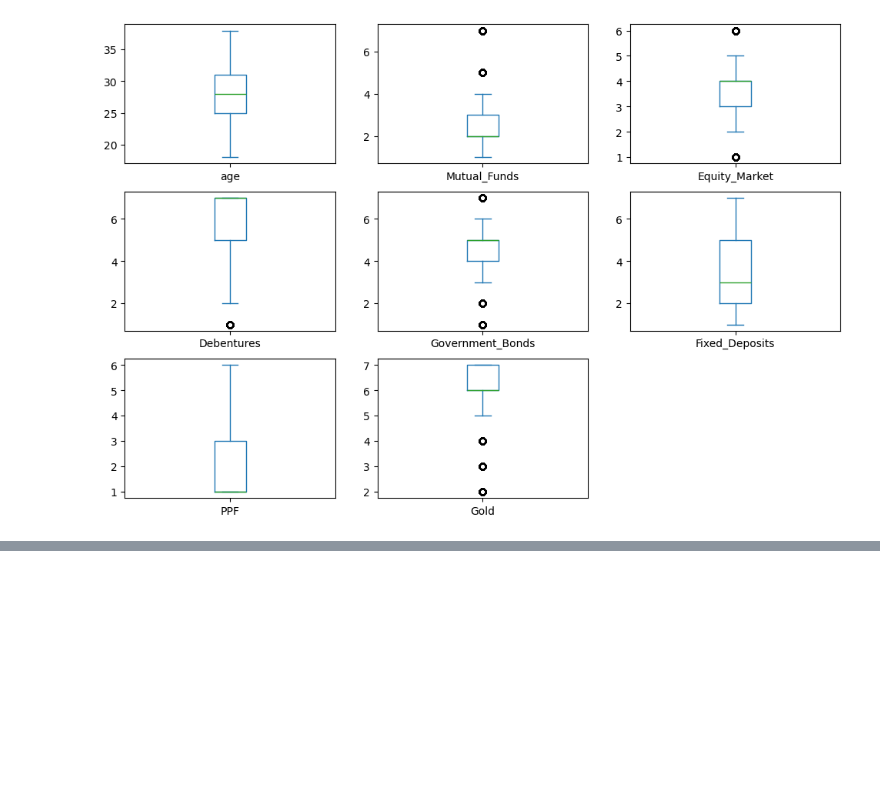
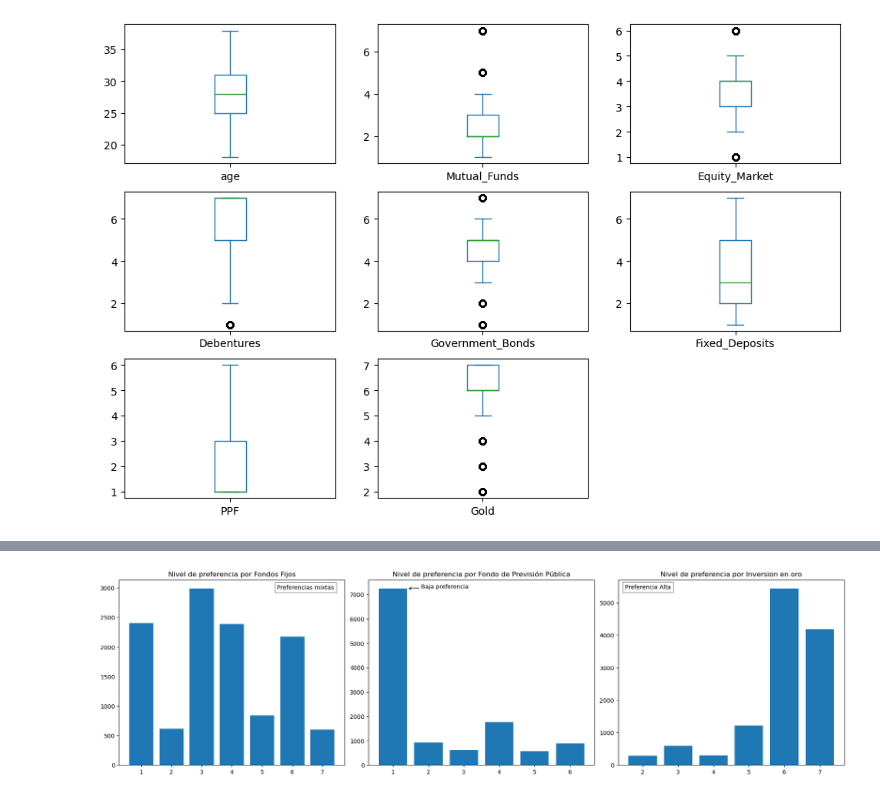
Before and after one commit to Sts87/data-analysis, a Jupyter notebook: 00-finance-trends/finance_trends.ipynb, the cells around one changed output, grey strips where cells are left out. Saved outputs shown, nothing was run; the diff lists cells and outputs as text; code cells hidden in the pictures; blank space fills up the shorter version.

```diff
--- a/00-finance-trends/finance_trends.ipynb
+++ b/00-finance-trends/finance_trends.ipynb
@@ -153,0 +191,19 @@ plt.show()
+# %%
+fig, axs = plt.subplots(1,3, figsize=(18,5), constrained_layout=True)
+
+axs[0].set_title('Nivel de preferencia por Fondos Fijos')
+axs[0].bar(df.Fixed_Deposits.unique(), df.Fixed_Deposits.value_counts())
+axs[0].text(5.5, df.Fixed_Deposits.value_counts().max()-10, 'Preferencias mixtas', bbox=dict(facecolor='white',alpha=0.5, boxstyle='square,pad=0.4'))
+
+axs[1].set_title('Nivel de preferencia por Fondo de Previsión Pública')
+axs[1].bar(df.PPF.unique(), df.PPF.value_counts())
+axs[1].annotate('Baja preferencia', xy=(1.4, df.PPF.value_counts().max()), xytext=(1.8, df.PPF.value_counts().max()+5),
+                arrowprops=dict(facecolor='black', arrowstyle='->'))
+
+axs[2].set_title('Nivel de preferencia por Inversion en oro')
+axs[2].bar(df.Gold.unique(), df.Gold.value_counts())
+axs[2].text(1.5, df.Gold.value_counts().max()-10, 'Preferencia Alta', bbox=dict(facecolor='white',alpha=0.5, boxstyle='square,pad=0.4'))
+
+plt.show()
+# %% [output]
+[figure, added]
```
Also changed, not shown: parts of 7 cells of this notebook.
